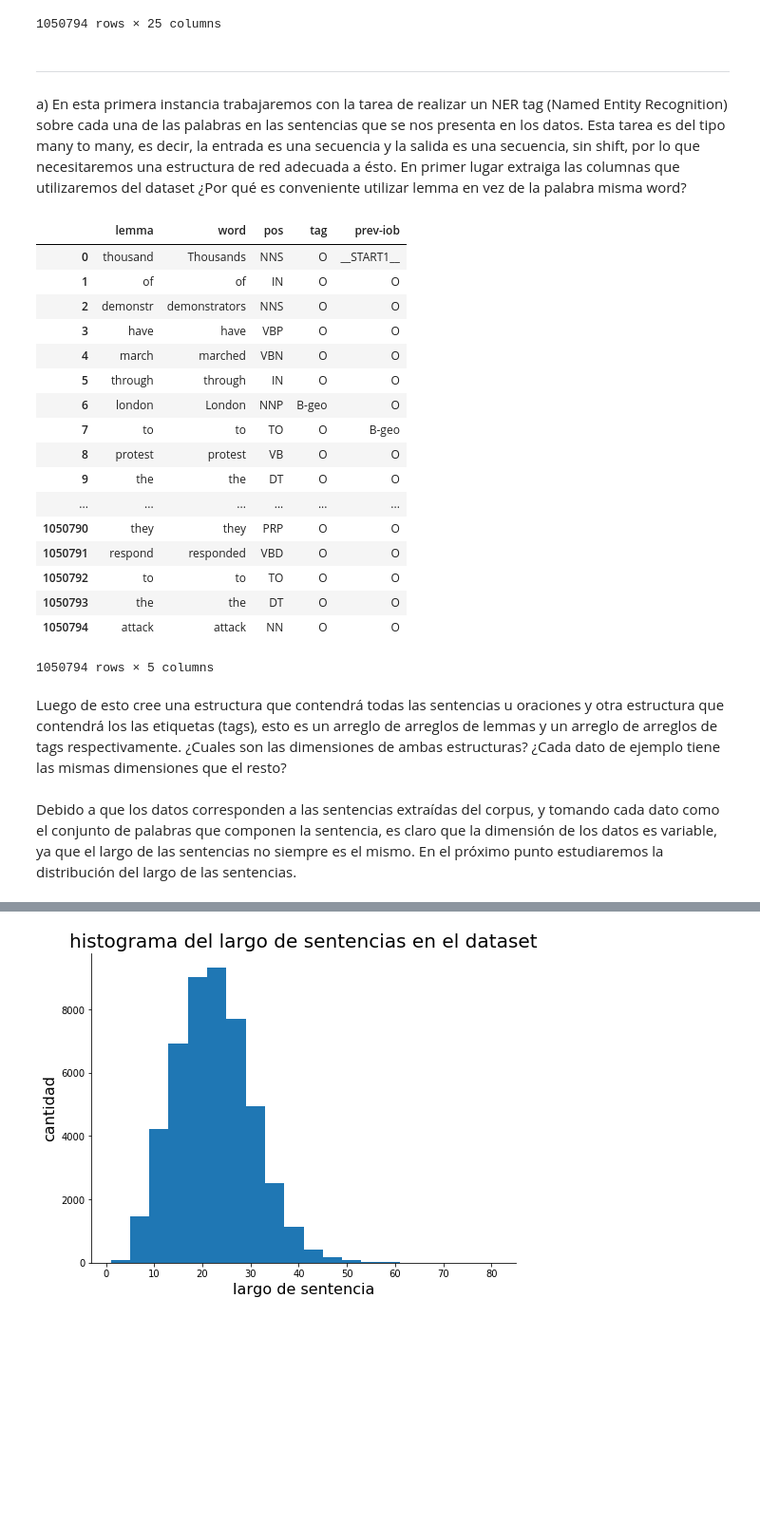
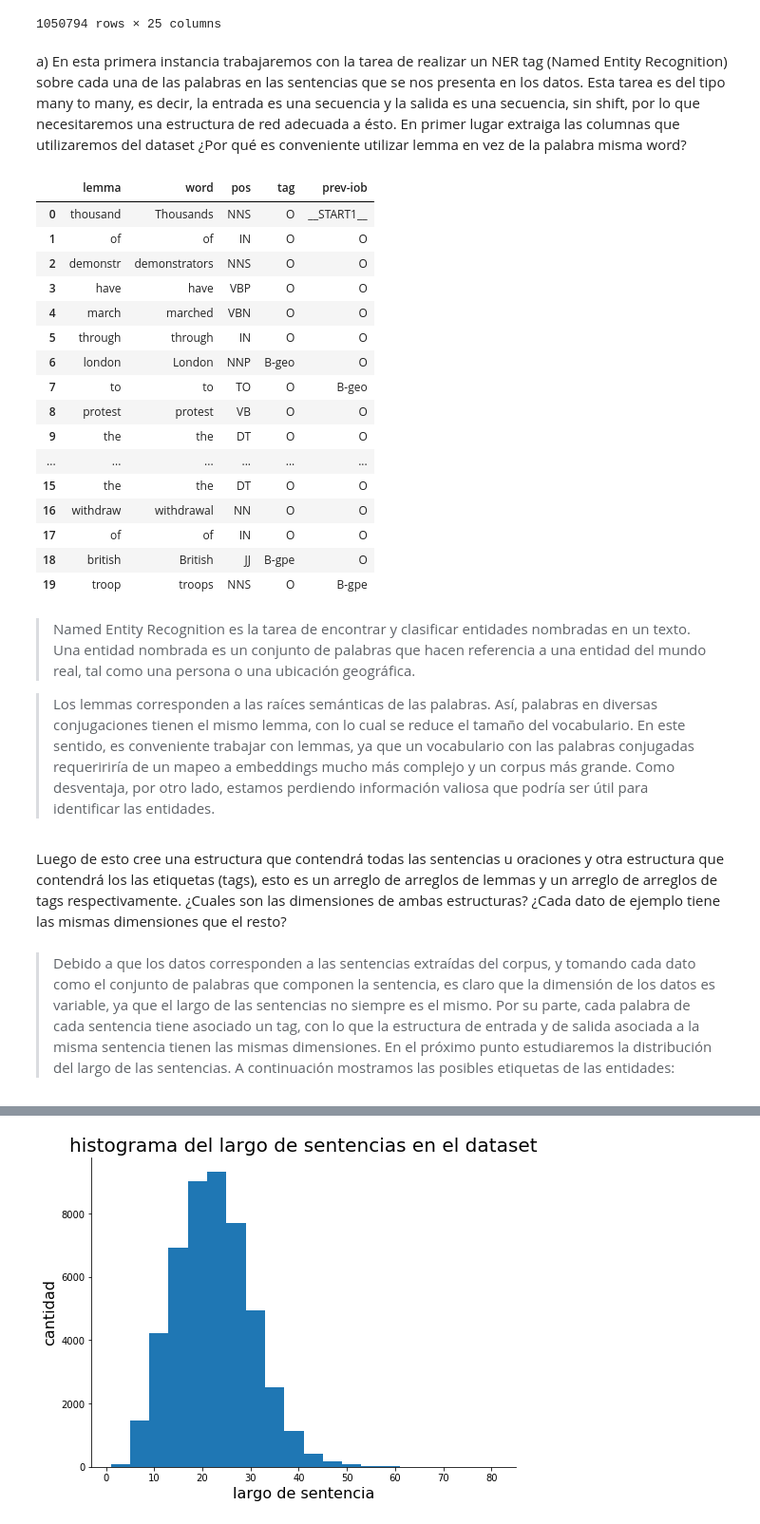
Before and after one commit to Autopawn/ann-tarea3, a Jupyter notebook: tarea3_parte1.ipynb, the cells around one changed output, grey strips where cells are left out. Shown: that part at 95% size. Saved outputs shown, nothing was run; the diff lists cells and outputs as text; code cells hidden in the pictures; blank space fills up the shorter version.

Commit message:
tarea 3 parte 1

```diff
--- a/tarea3_parte1.ipynb
+++ b/tarea3_parte1.ipynb
@@ -43,30 +56,31 @@ df_ner
 # %% [markdown]
----
-
 a) En esta primera instancia trabajaremos con la tarea de realizar un NER tag (Named Entity Recognition) sobre cada una de las palabras en las sentencias que se nos presenta en los datos. Esta tarea es del tipo many to many, es decir, la entrada es una secuencia y la salida es una secuencia, sin shift, por lo que necesitaremos una estructura de red adecuada a ésto. En primer lugar extraiga las columnas que utilizaremos del dataset ¿Por qué es conveniente utilizar lemma en vez de la palabra misma word?
 # %%
 dataset = df_ner.loc[:,["lemma","word","pos","tag","prev-iob"]]
 # %%
-dataset
+dataset.head(20)
 # %% [output]
 |  | lemma | word | pos | tag | prev-iob |
 | 0 | thousand | Thousands | NNS | O | __START1__ |
 | 1 | of | of | IN | O | O |
 | 2 | demonstr | demonstrators | NNS | O | O |
 | 3 | have | have | VBP | O | O |
 | 4 | march | marched | VBN | O | O |
 | 5 | through | through | IN | O | O |
 | 6 | london | London | NNP | B-geo | O |
 | 7 | to | to | TO | O | B-geo |
 | 8 | protest | protest | VB | O | O |
 | 9 | the | the | DT | O | O |
 | ... | ... | ... | ... | ... | ... |
-| 1050790 | they | they | PRP | O | O |
-| 1050791 | respond | responded | VBD | O | O |
-| 1050792 | to | to | TO | O | O |
-| 1050793 | the | the | DT | O | O |
-| 1050794 | attack | attack | NN | O | O |
+| 15 | the | the | DT | O | O |
+| 16 | withdraw | withdrawal | NN | O | O |
+| 17 | of | of | IN | O | O |
+| 18 | british | British | JJ | B-gpe | O |
+| 19 | troop | troops | NNS | O | B-gpe |
-1050794 rows × 5 columns
+# %% [markdown]
+>Named Entity Recognition es la tarea de encontrar y clasificar entidades nombradas en un texto. Una entidad nombrada es un conjunto de palabras que hacen referencia a una entidad del mundo real, tal como una persona o una ubicación geográfica.
+
+>Los lemmas corresponden a las raíces semánticas de las palabras. Así, palabras en diversas conjugaciones tienen el mismo lemma, con lo cual se reduce el tamaño del vocabulario. En este sentido, es conveniente trabajar con lemmas, ya que un vocabulario con las palabras conjugadas requeririría de un mapeo a embeddings mucho más complejo y un corpus más grande. Como desventaja, por otro lado, estamos perdiendo información valiosa que podría ser útil para identificar las entidades.
 # %% [markdown]
 Luego de esto cree una estructura que contendrá todas las sentencias u oraciones y otra estructura que contendrá los las etiquetas (tags), esto es un arreglo de arreglos de lemmas y un arreglo de arreglos de tags respectivamente. ¿Cuales son las dimensiones de ambas estructuras? ¿Cada dato de ejemplo tiene las mismas dimensiones que el resto?
 # %%
@@ -90,4 +104,4 @@ for fila in dataset.values:
 dataX = np.asarray(dataX[:]) #data to  array
 dataY = np.asarray(dataY[:])
 # %% [markdown]
-Debido a que los datos corresponden a las sentencias extraídas del corpus, y tomando cada dato como el conjunto de palabras que componen la sentencia, es claro que la dimensión de los datos es variable, ya que el largo de las sentencias no siempre es el mismo. En el próximo punto estudiaremos la distribución del largo de las sentencias.
+> Debido a que los datos corresponden a las sentencias extraídas del corpus, y tomando cada dato como el conjunto de palabras que componen la sentencia, es claro que la dimensión de los datos es variable, ya que el largo de las sentencias no siempre es el mismo. Por su parte, cada palabra de cada sentencia tiene asociado un tag, con lo que la estructura de entrada y de salida asociada a la misma sentencia tienen las mismas dimensiones. En el próximo punto estudiaremos la distribución del largo de las sentencias. A continuación mostramos las posibles etiquetas de las entidades:
```
Also changed, not shown: parts of 126 cells of this notebook, 2 other files.
